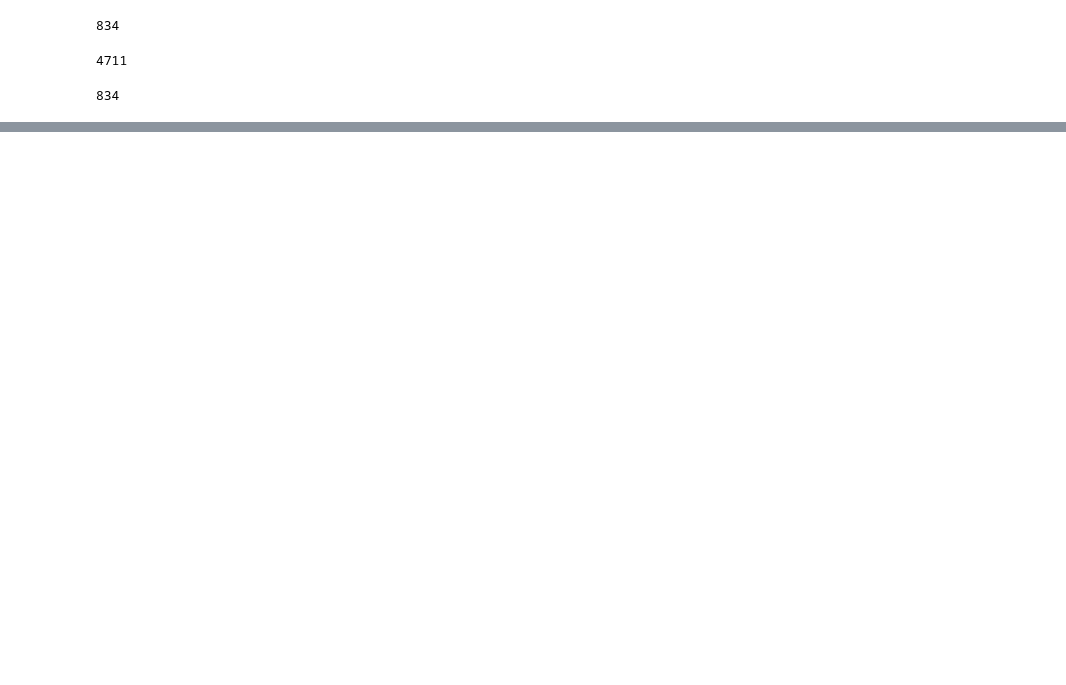
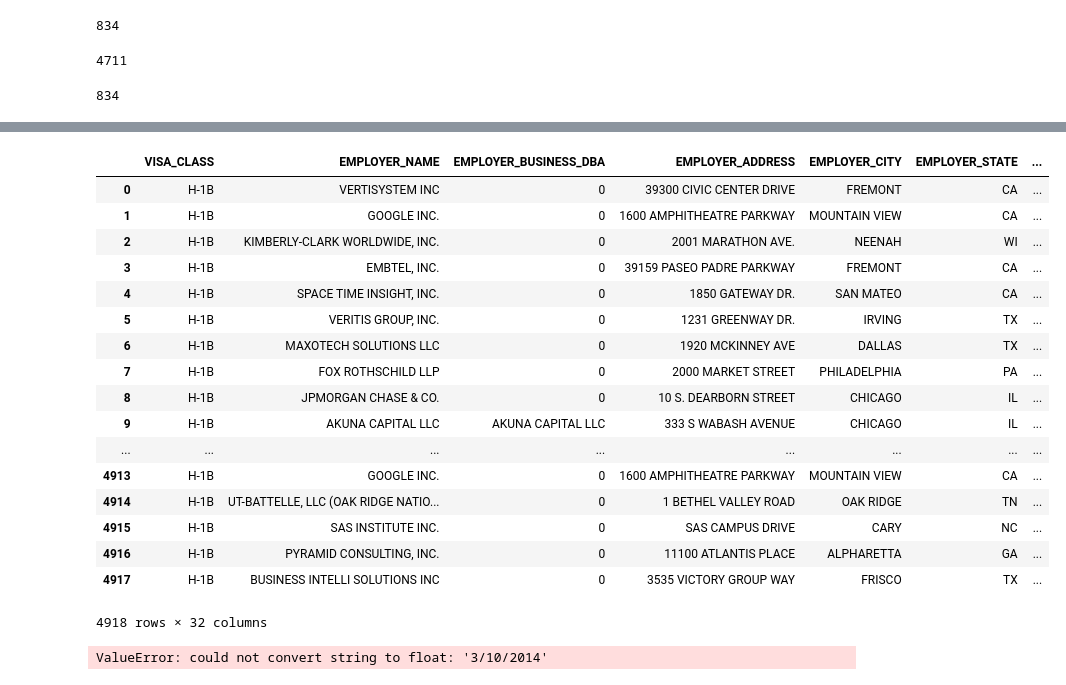
Before and after one commit to amitbhsingh/H1B_VISA, a Jupyter notebook: h1.ipynb, the cells around one changed output, grey strips where cells are left out. Cells and saved outputs as stored; diff of their text form; code cells hidden in the pictures; blank space fills up the shorter version.

```diff
--- a/h1.ipynb
+++ b/h1.ipynb
@@ -618,3 +677,5 @@ dtype: int64
+# %%
+train['CASE_STATUS'] = train['CASE_STATUS'].map({'DENIED': 0, 'CERTIFIED': 1})
 # %%
 msno.bar(train)
 # %% [output]
@@ -747,0 +833,22 @@ train['AGENT_REPRESENTING_EMPLOYER'].fillna(value=0,inplace=True)
+# %%
+cat_col = train.select_dtypes(include=['object']).copy()
+cat_col
+# %% [output]
+|  | VISA_CLASS | EMPLOYER_NAME | EMPLOYER_BUSINESS_DBA | EMPLOYER_ADDRESS | EMPLOYER_CITY | EMPLOYER_STATE | ... |
+| 0 | H-1B | VERTISYSTEM INC | 0 | 39300 CIVIC CENTER DRIVE | FREMONT | CA | ... |
+| 1 | H-1B | GOOGLE INC. | 0 | 1600 AMPHITHEATRE PARKWAY | MOUNTAIN VIEW | CA | ... |
+| 2 | H-1B | KIMBERLY-CLARK WORLDWIDE, INC. | 0 | 2001 MARATHON AVE. | NEENAH | WI | ... |
+| 3 | H-1B | EMBTEL, INC. | 0 | 39159 PASEO PADRE PARKWAY | FREMONT | CA | ... |
+| 4 | H-1B | SPACE TIME INSIGHT, INC. | 0 | 1850 GATEWAY DR. | SAN MATEO | CA | ... |
+| 5 | H-1B | VERITIS GROUP, INC. | 0 | 1231 GREENWAY DR. | IRVING | TX | ... |
+| 6 | H-1B | MAXOTECH SOLUTIONS LLC | 0 | 1920 MCKINNEY AVE | DALLAS | TX | ... |
+| 7 | H-1B | FOX ROTHSCHILD LLP | 0 | 2000 MARKET STREET | PHILADELPHIA | PA | ... |
+| 8 | H-1B | JPMORGAN CHASE & CO. | 0 | 10 S. DEARBORN STREET | CHICAGO | IL | ... |
+| 9 | H-1B | AKUNA CAPITAL LLC | AKUNA CAPITAL LLC | 333 S WABASH AVENUE | CHICAGO | IL | ... |
+| ... | ... | ... | ... | ... | ... | ... | ... |
+| 4913 | H-1B | GOOGLE INC. | 0 | 1600 AMPHITHEATRE PARKWAY | MOUNTAIN VIEW | CA | ... |
+| 4914 | H-1B | UT-BATTELLE, LLC (OAK RIDGE NATIO... | 0 | 1 BETHEL VALLEY ROAD | OAK RIDGE | TN | ... |
+| 4915 | H-1B | SAS INSTITUTE INC. | 0 | SAS CAMPUS DRIVE | CARY | NC | ... |
+| 4916 | H-1B | PYRAMID CONSULTING, INC. | 0 | 11100 ATLANTIS PLACE | ALPHARETTA | GA | ... |
+| 4917 | H-1B | BUSINESS INTELLI SOLUTIONS INC | 0 | 3535 VICTORY GROUP WAY | FRISCO | TX | ... |
+4918 rows × 32 columns
@@ -747,0 +869,9 @@ train['AGENT_REPRESENTING_EMPLOYER'].fillna(value=0,inplace=True)
+# %%
+for col in cat_colum:
+    lbl = preprocessing.LabelEncoder()
+    lbl.fit(list(cat_col[col].values.astype('str')))
+    encod = lbl.transform(list(cat_col[col].values.astype('str')))
+for col in
+encodin = cat_col[col].astype(float)
+# %% [output]
+ValueError: could not convert string to float: '3/10/2014'
```
Also changed, not shown: parts of 14 cells of this notebook.
